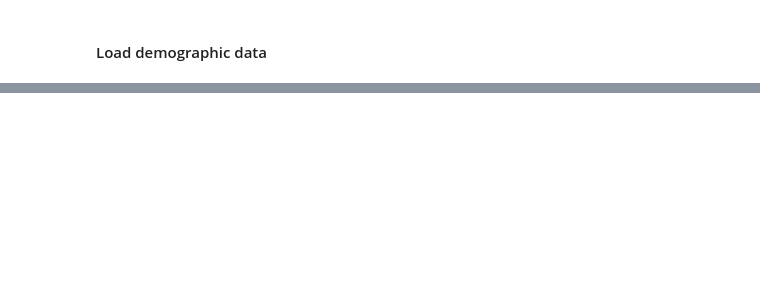
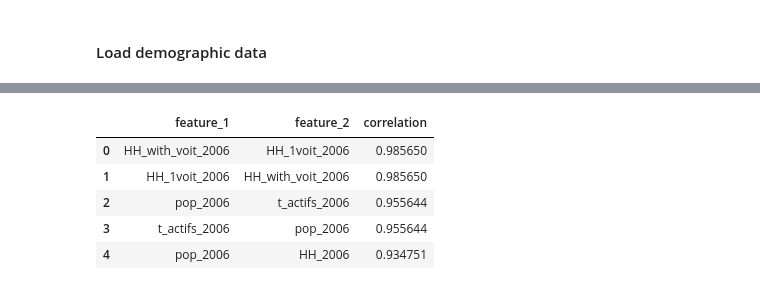
Before and after one commit to eangelid/trampact, a Jupyter notebook: notebooks/gentr_analysis.ipynb, the cells around one changed output, grey strips where cells are left out. Cells and saved outputs as stored; diff of their text form; code cells hidden in the pictures; blank space fills up the shorter version.

```diff
--- a/notebooks/gentr_analysis.ipynb
+++ b/notebooks/gentr_analysis.ipynb
@@ -117,0 +131,2 @@ AttributeError: 'numpy.ndarray' object has no attribute 'hist'
+# %%
+bd_gent_2006_T1_no_tx = drop_tx_columns(bd_gent_2006_T1, '2006')
@@ -117,0 +185,2 @@ AttributeError: 'numpy.ndarray' object has no attribute 'hist'
+# %%
+corr = bd_gent_2006_T1_no_tx.corr()
@@ -117,0 +195,14 @@ AttributeError: 'numpy.ndarray' object has no attribute 'hist'
+# %%
+corr_df = corr.unstack().reset_index() # Unstack correlation matrix
+corr_df.columns = ['feature_1','feature_2', 'correlation'] # rename columns
+corr_df.sort_values(by="correlation",ascending=False, inplace=True) # sort by correlation
+corr_df = corr_df[corr_df['feature_1'] != corr_df['feature_2']] # Remove self correlation
+corr_df.reset_index(inplace=True, drop=True)
+corr_df.head()
+# %% [output]
+|  | feature_1 | feature_2 | correlation |
+| 0 | HH_with_voit_2006 | HH_1voit_2006 | 0.985650 |
+| 1 | HH_1voit_2006 | HH_with_voit_2006 | 0.985650 |
+| 2 | pop_2006 | t_actifs_2006 | 0.955644 |
+| 3 | t_actifs_2006 | pop_2006 | 0.955644 |
+| 4 | pop_2006 | HH_2006 | 0.934751 |
```
Also changed, not shown: parts of 47 cells of this notebook, 4 other files.
